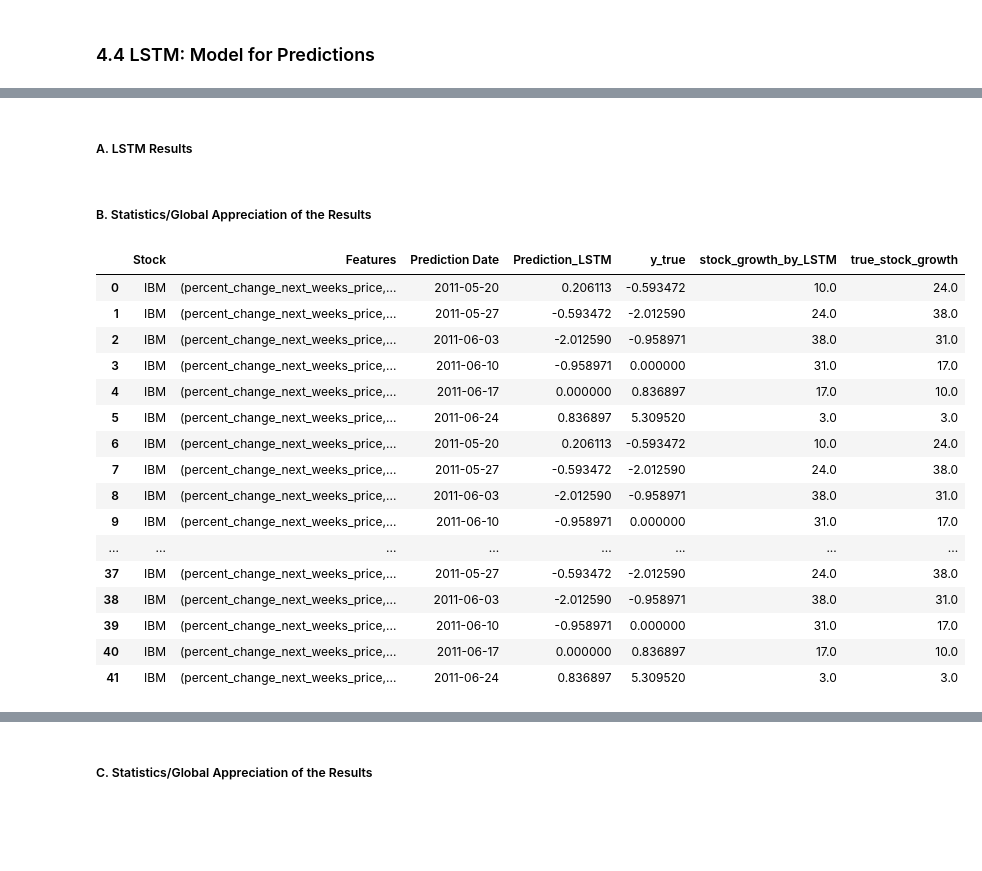
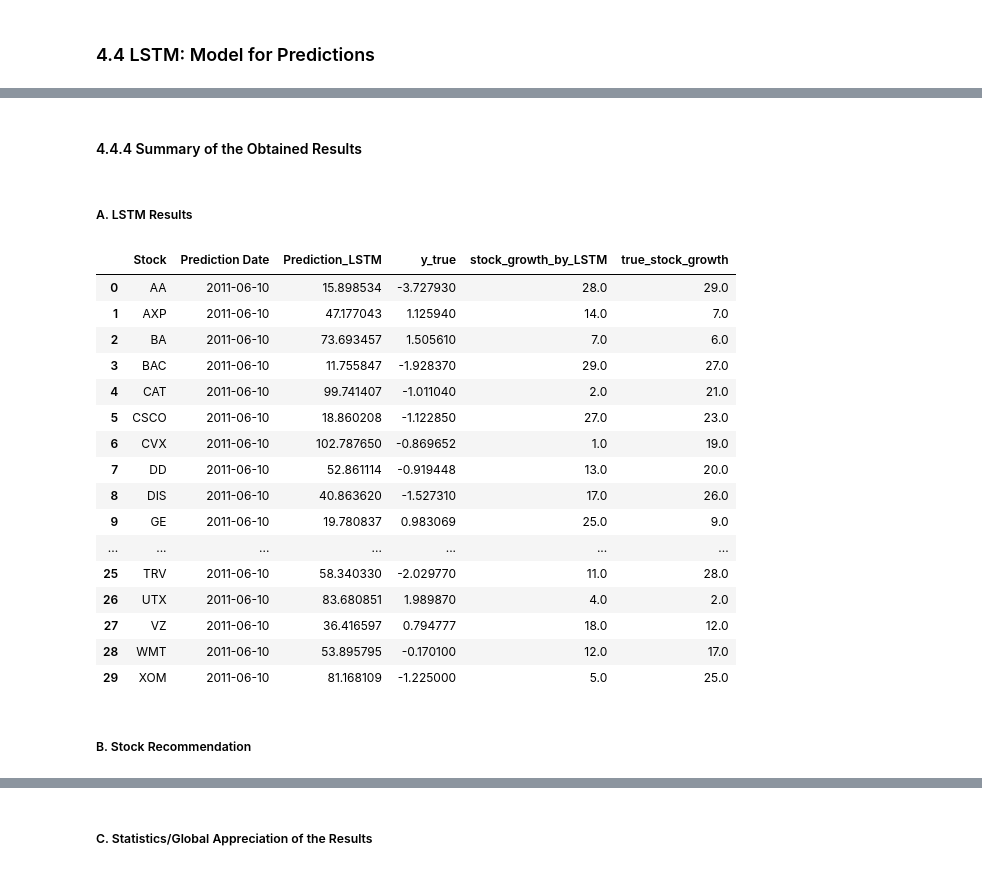
Before and after one commit to CarolinaRuivo/dowjones-index, a Jupyter notebook: template.ipynb, the cells around one changed output, grey strips where cells are left out. Cells and saved outputs as stored; diff of their text form; code cells hidden in the pictures; blank space fills up the shorter version.

Commit message:
LSTM: Predictions completed.

```diff
--- a/template.ipynb
+++ b/template.ipynb
@@ -2210,7 +2206,7 @@ chosen_features_dict
 #Export the chosen_features_dict for a JSON file, so it can be used later without needing to run 4.3.
 
 # Define the filename for the output JSON file
-output_file = "chosen_features_by_stock_lstms.json"
+output_file = "chosen_features_by_stock_lstms_nodayofweek.json"
 
 # Export the dictionary to a JSON file
 with open(output_file, 'w') as f:
@@ -2220,6 +2218,6 @@ with open(output_file, 'w') as f:
 # %%
 # Define the filename of the JSON file
-input_file = "chosen_features_by_stock_lstms.json"
+input_file = "chosen_features_by_stock_lstms_nodayofweek.json"
 
 # Read the JSON file back into a dictionary
 with open(input_file, 'r') as f:
@@ -2231,0 +2232,21 @@ print(chosen_features_dict_imported)
+# %%
+def initialize_model(max_features):
+    """
+    Function to initialize the LSTM model with a given number of features.
+
+    Parameters:
+    - max_features (int): Maximum number of features.
+
+    Returns:
+    - model (Sequential): Initialized LSTM model.
+    - early_stopping (EarlyStopping): EarlyStopping callback.
+    """
+    model = Sequential()
+    model.add(LSTM(units=50, return_sequences=True, input_shape=(max_features, 1)))
+    model.add(LSTM(units=50))
+    model.add(Dense(units=1))
+    model.compile(optimizer='adam', loss='mean_squared_error')
+
+    early_stopping = EarlyStopping(monitor='val_loss', patience=10, restore_best_weights=True)
+
+    return model, early_stopping
@@ -2231,0 +2255,6 @@ print(chosen_features_dict_imported)
+# %%
+prediction_date='2011-06-10'
+
+# Prediction starts from here:
+previous_index_to_prediction = ts_data.index[ts_data.index < prediction_date].max().strftime('%Y-%m-%d')
+previous_index_to_prediction
@@ -2232,26 +2372,28 @@ print(chosen_features_dict_imported)
+# %% [markdown]
+#### 4.4.4 Summary of the Obtained Results
 # %% [markdown]
 ##### A. LSTM Results
-# %% [markdown]
-##### B. Statistics/Global Appreciation of the Results
 # %%
-results_df['stock_growth_by_LSTM'] = results_df['Prediction_LSTM'].rank(ascending=False) - 1
-results_df['true_stock_growth'] = results_df['y_true'].rank(ascending=False) - 1
-results_df
+predictions_lstm['stock_growth_by_LSTM'] = predictions_lstm['Prediction_LSTM'].rank(ascending=False) - 1
+predictions_lstm['true_stock_growth'] = predictions_lstm['y_true'].rank(ascending=False) - 1
+predictions_lstm
 # %% [output]
-|  | Stock | Features | Prediction Date | Prediction_LSTM | y_true | stock_growth_by_LSTM | true_stock_growth |
-| 0 | IBM | (percent_change_next_weeks_price,... | 2011-05-20 | 0.206113 | -0.593472 | 10.0 | 24.0 |
-| 1 | IBM | (percent_change_next_weeks_price,... | 2011-05-27 | -0.593472 | -2.012590 | 24.0 | 38.0 |
-| 2 | IBM | (percent_change_next_weeks_price,... | 2011-06-03 | -2.012590 | -0.958971 | 38.0 | 31.0 |
-| 3 | IBM | (percent_change_next_weeks_price,... | 2011-06-10 | -0.958971 | 0.000000 | 31.0 | 17.0 |
-| 4 | IBM | (percent_change_next_weeks_price,... | 2011-06-17 | 0.000000 | 0.836897 | 17.0 | 10.0 |
-| 5 | IBM | (percent_change_next_weeks_price,... | 2011-06-24 | 0.836897 | 5.309520 | 3.0 | 3.0 |
-| 6 | IBM | (percent_change_next_weeks_price,... | 2011-05-20 | 0.206113 | -0.593472 | 10.0 | 24.0 |
-| 7 | IBM | (percent_change_next_weeks_price,... | 2011-05-27 | -0.593472 | -2.012590 | 24.0 | 38.0 |
-| 8 | IBM | (percent_change_next_weeks_price,... | 2011-06-03 | -2.012590 | -0.958971 | 38.0 | 31.0 |
-| 9 | IBM | (percent_change_next_weeks_price,... | 2011-06-10 | -0.958971 | 0.000000 | 31.0 | 17.0 |
-| ... | ... | ... | ... | ... | ... | ... | ... |
-| 37 | IBM | (percent_change_next_weeks_price,... | 2011-05-27 | -0.593472 | -2.012590 | 24.0 | 38.0 |
-| 38 | IBM | (percent_change_next_weeks_price,... | 2011-06-03 | -2.012590 | -0.958971 | 38.0 | 31.0 |
-| 39 | IBM | (percent_change_next_weeks_price,... | 2011-06-10 | -0.958971 | 0.000000 | 31.0 | 17.0 |
-| 40 | IBM | (percent_change_next_weeks_price,... | 2011-06-17 | 0.000000 | 0.836897 | 17.0 | 10.0 |
-| 41 | IBM | (percent_change_next_weeks_price,... | 2011-06-24 | 0.836897 | 5.309520 | 3.0 | 3.0 |
+|  | Stock | Prediction Date | Prediction_LSTM | y_true | stock_growth_by_LSTM | true_stock_growth |
+| 0 | AA | 2011-06-10 | 15.898534 | -3.727930 | 28.0 | 29.0 |
+| 1 | AXP | 2011-06-10 | 47.177043 | 1.125940 | 14.0 | 7.0 |
+| 2 | BA | 2011-06-10 | 73.693457 | 1.505610 | 7.0 | 6.0 |
+| 3 | BAC | 2011-06-10 | 11.755847 | -1.928370 | 29.0 | 27.0 |
+| 4 | CAT | 2011-06-10 | 99.741407 | -1.011040 | 2.0 | 21.0 |
+| 5 | CSCO | 2011-06-10 | 18.860208 | -1.122850 | 27.0 | 23.0 |
+| 6 | CVX | 2011-06-10 | 102.787650 | -0.869652 | 1.0 | 19.0 |
+| 7 | DD | 2011-06-10 | 52.861114 | -0.919448 | 13.0 | 20.0 |
+| 8 | DIS | 2011-06-10 | 40.863620 | -1.527310 | 17.0 | 26.0 |
+| 9 | GE | 2011-06-10 | 19.780837 | 0.983069 | 25.0 | 9.0 |
+| ... | ... | ... | ... | ... | ... | ... |
+| 25 | TRV | 2011-06-10 | 58.340330 | -2.029770 | 11.0 | 28.0 |
+| 26 | UTX | 2011-06-10 | 83.680851 | 1.989870 | 4.0 | 2.0 |
+| 27 | VZ | 2011-06-10 | 36.416597 | 0.794777 | 18.0 | 12.0 |
+| 28 | WMT | 2011-06-10 | 53.895795 | -0.170100 | 12.0 | 17.0 |
+| 29 | XOM | 2011-06-10 | 81.168109 | -1.225000 | 5.0 | 25.0 |
+# %% [markdown]
+##### B. Stock Recommendation
```
Also changed, not shown: parts of 26 cells of this notebook.
